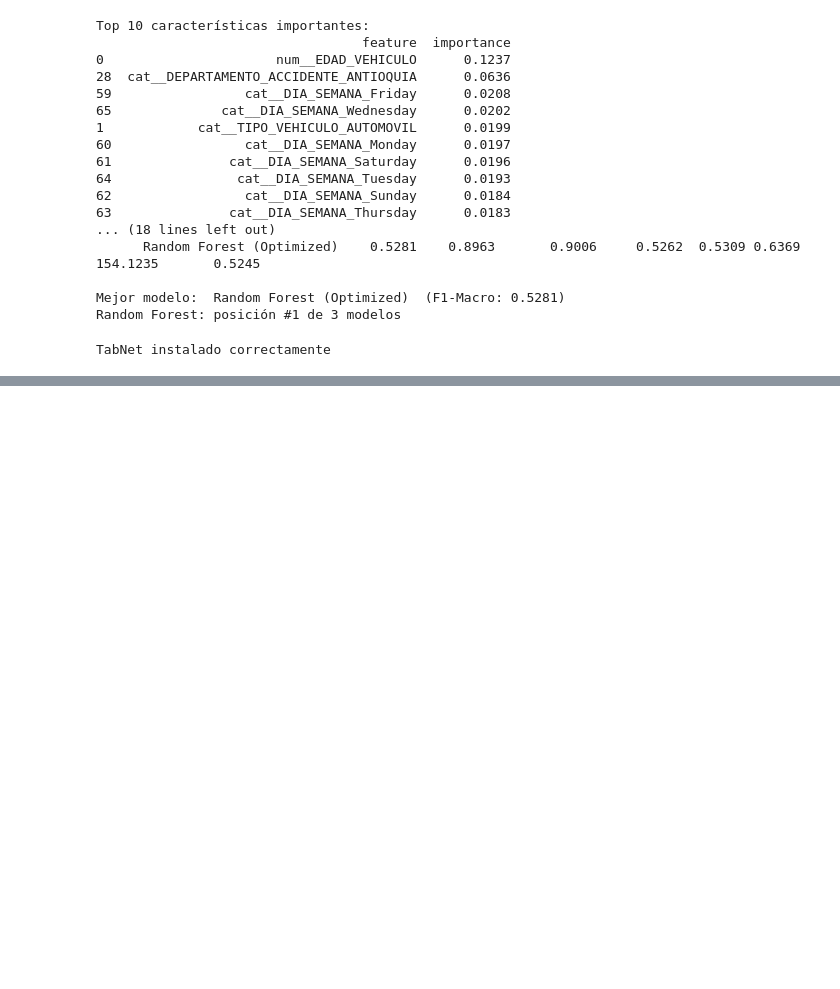
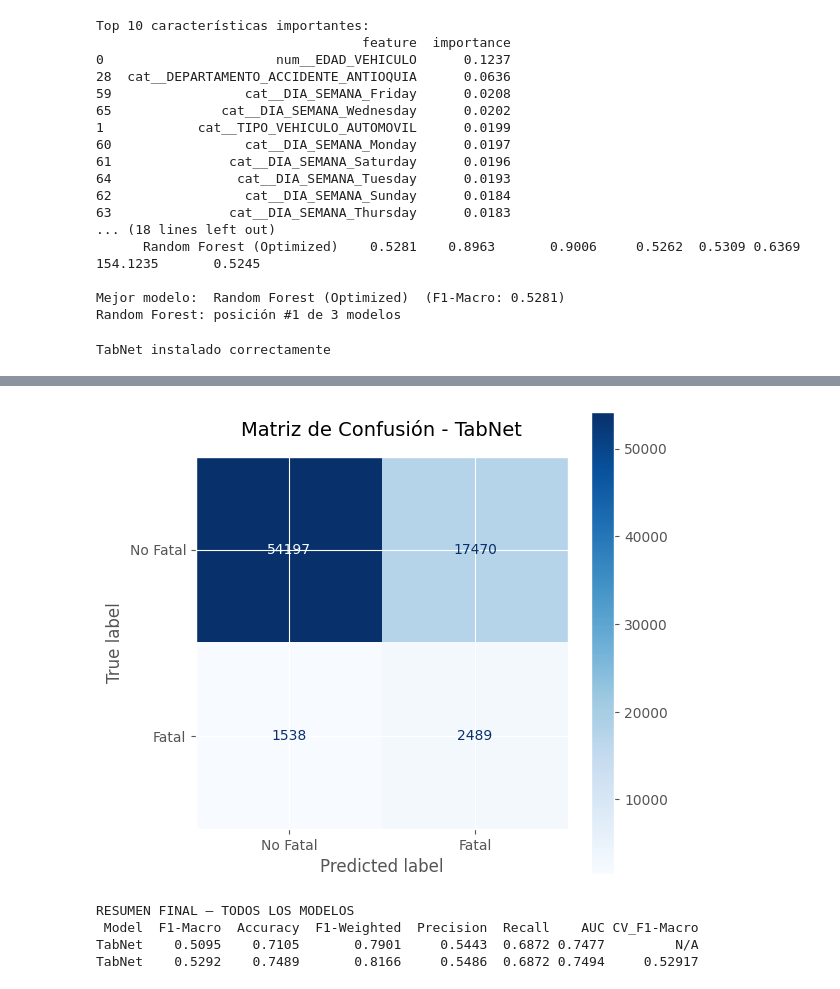
Before and after one commit to MariaClara091/Seminario, a Jupyter notebook: EDA_seminario_ABC.ipynb, the cells around one changed output, grey strips where cells are left out. Cells and saved outputs as stored; diff of their text form; code cells hidden in the pictures; blank space fills up the shorter version.

```diff
--- a/EDA_seminario_ABC.ipynb
+++ b/EDA_seminario_ABC.ipynb
@@ -3451,54 +3451,72 @@ print("TabNet instalado correctamente")
 TabNet instalado correctamente
 # %%
 # ==============================================================================
-# IMPLEMENTACIÓN DE TABNET Y RESUMEN FINAL
+# IMPLEMENTACIÓN DE TABNET Y RESUMEN FINAL (CORREGIDO)
 # ==============================================================================
 
 from pytorch_tabnet.tab_model import TabNetClassifier
+from pytorch_tabnet.metrics import Metric
 import torch
 import time
+import numpy as np
+import pandas as pd
+import matplotlib.pyplot as plt
 from sklearn.model_selection import train_test_split
+from sklearn.metrics import (f1_score, accuracy_score, precision_score,
+                             recall_score, roc_auc_score, confusion_matrix,
+                             ConfusionMatrixDisplay)
 
-# 1. Transformar los datos con el preprocesador ya definido
-# Al pasar por OneHotEncoder y StandardScaler, obtenemos las matrices numéricas que TabNet necesita.
+# 1. Definir la métrica F1-Macro personalizada para el Early Stopping de TabNet
+class F1Macro(Metric):
+    def __init__(self):
+        self._name = "f1_macro"
+        self._maximize = True
+
+    def __call__(self, y_true, y_score):
+        y_pred = np.argmax(y_score, axis=1)
+        return f1_score(y_true, y_pred, average='macro', zero_division=0)
+
+# 2. Transformar los datos
 X_train_prep = preprocessor.fit_transform(X_train)
 X_test_prep = preprocessor.transform(X_test)
 
-# 2. Separar un conjunto de validación (10%) exclusivo para el Early Stopping de TabNet
+# Separar validación para Early Stopping
 X_train_sub, X_val, y_train_sub, y_val = train_test_split(
     X_train_prep, y_train, test_size=0.1, random_state=42, stratify=y_train
 )
 
-# 3. Configurar la arquitectura de TabNet
+# 3. Configurar TabNet (Ajustado para evitar sobreajuste)
 tabnet_model = TabNetClassifier(
-    n_d=16, n_a=16, n_steps=4,
+    n_d=8, n_a=8, n_steps=4,             # Reducido para evitar memorización
     gamma=1.3,
+    lambda_sparse=1e-3,                  # Penalización para ignorar variables ruidosas
     optimizer_fn=torch.optim.Adam,
-    optimizer_params=dict(lr=2e-2),
+    optimizer_params=dict(lr=1e-2),
     scheduler_params={"step_size": 10, "gamma": 0.9},
     scheduler_fn=torch.optim.lr_scheduler.StepLR,
-    mask_type='entmax', # 'entmax' ofrece matrices de atención más legibles
+    mask_type='entmax',
+    device_name='auto',
     seed=42,
     verbose=1
 )
 
 # 4. Entrenar el modelo
 print(f"\n{'='*60}")
-print("ENTRENANDO TABNET CON EARLY STOPPING...")
+print("ENTRENANDO TABNET CON EARLY STOPPING (F1-MACRO)...")
 print(f"{'='*60}")
 
 start_time = time.time()
 tabnet_model.fit(
     X_train=X_train_sub,
-    y_train=y_train_sub.values,       # Es importante el .values para pasar arrays y no Series de Pandas
+    y_train=y_train_sub.values,
     eval_set=[(X_val, y_val.values)],
     eval_name=['valid'],
-    eval_metric=['auc'],              # Métrica a monitorear para detenerse
-    max_epochs=100,                   # Épocas máximas a correr
-    patience=15,                      # Se detendrá si el AUC no mejora en 15 épocas
-    batch_size=1024,
-    virtual_batch_size=128,
-    weights=1,                        # FUNDAMENTAL: Balancea automáticamente el 94.7% vs 5.3%
+    eval_metric=[F1Macro],               # <--- Aplicando la métrica personalizada
+    max_epochs=100,
+    patience=15,
+    batch_size=2048,                     # Batch más grande para mayor velocidad
+    virtual_batch_size=256,
+    weights=1,                           # Balanceo automático de clases
     drop_last=False
 )
 train_time = time.time() - start_time
@@ -3525,7 +3543,15 @@ print(f"   Recall-Macro:    {recall_macro:.4f}")
 print(f"   AUC:             {auc_score:.4f}")
 print(f"   Tiempo entreno:  {train_time:.2f}s")
 
-# 6. Agregar a la lista de 'results' general
+# 6. DIBUJAR MATRIZ DE CONFUSIÓN
+cm = confusion_matrix(y_test, y_pred)
+disp = ConfusionMatrixDisplay(confusion_matrix=cm, display_labels=['No Fatal', 'Fatal'])
+fig, ax = plt.subplots(figsize=(6, 6))
+disp.plot(cmap='Blues', ax=ax, values_format='d')
+plt.title('Matriz de Confusión - TabNet', fontsize=14, pad=15)
+plt.show()
+
+# 7. Agregar a la lista de 'results' general
 result_tabnet = {
     'model':           'TabNet',
     'accuracy':        accuracy,
@@ -3535,9 +3561,7 @@ result_tabnet = {
     'recall_macro':    recall_macro,
     'auc':             auc_score,
     'train_time':      train_time,
-    'predictions':     y_pred,
-    'probabilities':   y_pred_proba,
-    'cv_f1_macro_mean':'N/A' # Colocamos N/A ya que usamos Early Stopping en vez de validación cruzada completa
+    'cv_f1_macro_mean': f1_macro # <--- Usamos el test F1 en lugar de 'N/A' para no romper la tabla
 }
 
 results.append(result_tabnet)
@@ -3551,7 +3575,7 @@ results_df = pd.DataFrame([{
     'Precision':   r['precision_macro'],
     'Recall':      r['recall_macro'],
     'AUC':         r['auc'],
-    'CV_F1-Macro': r.get('cv_f1_macro_mean', 'N/A'),
+    'CV_F1-Macro': r.get('cv_f1_macro_mean', 0.0),
 } for r in results])
 
 print("\nRESUMEN FINAL — TODOS LOS MODELOS")
@@ -3576,0 +3601,5 @@ TabNet    0.5095    0.7105       0.7901     0.5443  0.6872 0.7477         N/A
+[figure, added]
+RESUMEN FINAL — TODOS LOS MODELOS
+ Model  F1-Macro  Accuracy  F1-Weighted  Precision  Recall    AUC CV_F1-Macro
+TabNet    0.5095    0.7105       0.7901     0.5443  0.6872 0.7477         N/A
+TabNet    0.5292    0.7489       0.8166     0.5486  0.6872 0.7494     0.52917
```
Also changed, not shown: parts of 1 cell of this notebook.
